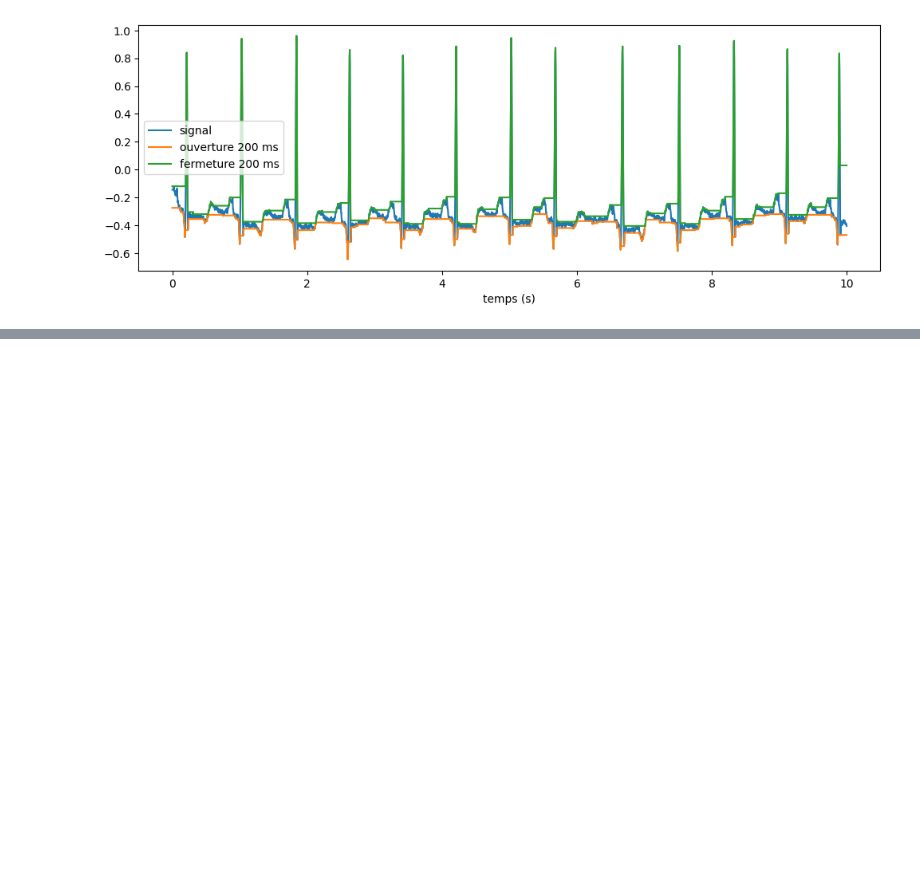
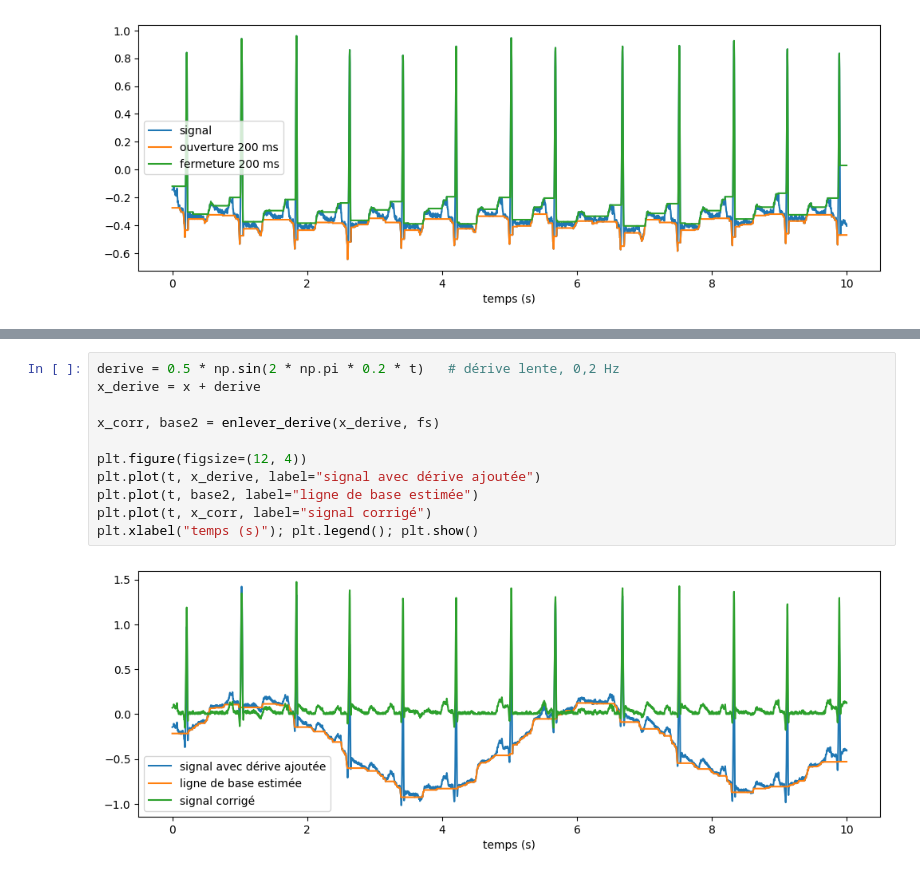
Before and after one commit to ROUA329/CardioMorph, a Jupyter notebook: cardiomorph-ecg.ipynb, the cells around one changed output, grey strips where cells are left out. Drawn from its saved outputs; the diff is of its cells as text; blank space fills up the shorter version.

```diff
--- a/cardiomorph-ecg.ipynb
+++ b/cardiomorph-ecg.ipynb
@@ -174,0 +191,13 @@ plt.xlabel("temps (s)"); plt.legend(); plt.show()
+# %%
+derive = 0.5 * np.sin(2 * np.pi * 0.2 * t)   # dérive lente, 0,2 Hz
+x_derive = x + derive
+
+x_corr, base2 = enlever_derive(x_derive, fs)
+
+plt.figure(figsize=(12, 4))
+plt.plot(t, x_derive, label="signal avec dérive ajoutée")
+plt.plot(t, base2, label="ligne de base estimée")
+plt.plot(t, x_corr, label="signal corrigé")
+plt.xlabel("temps (s)"); plt.legend(); plt.show()
+# %% [output]
+[figure, added]
```
Also changed, not shown: parts of 2 cells of this notebook.
